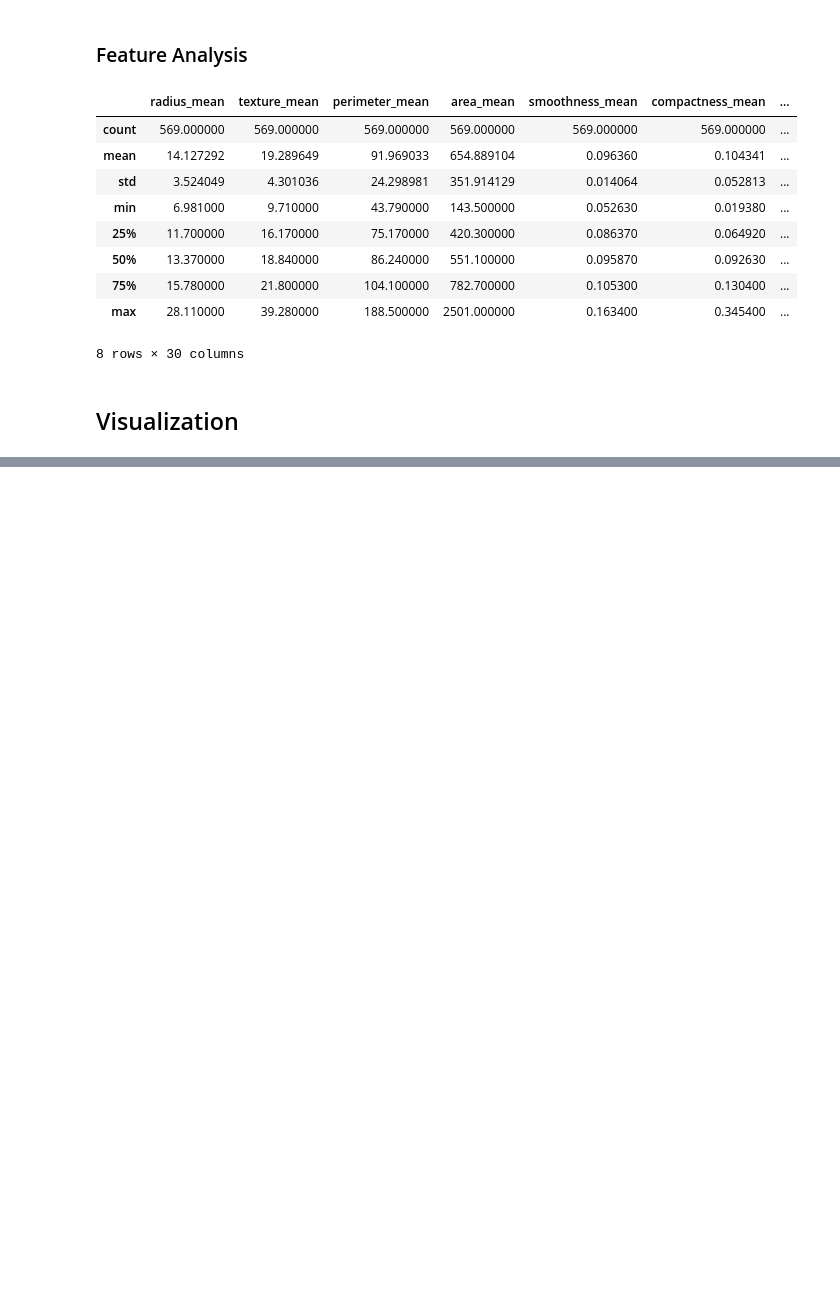
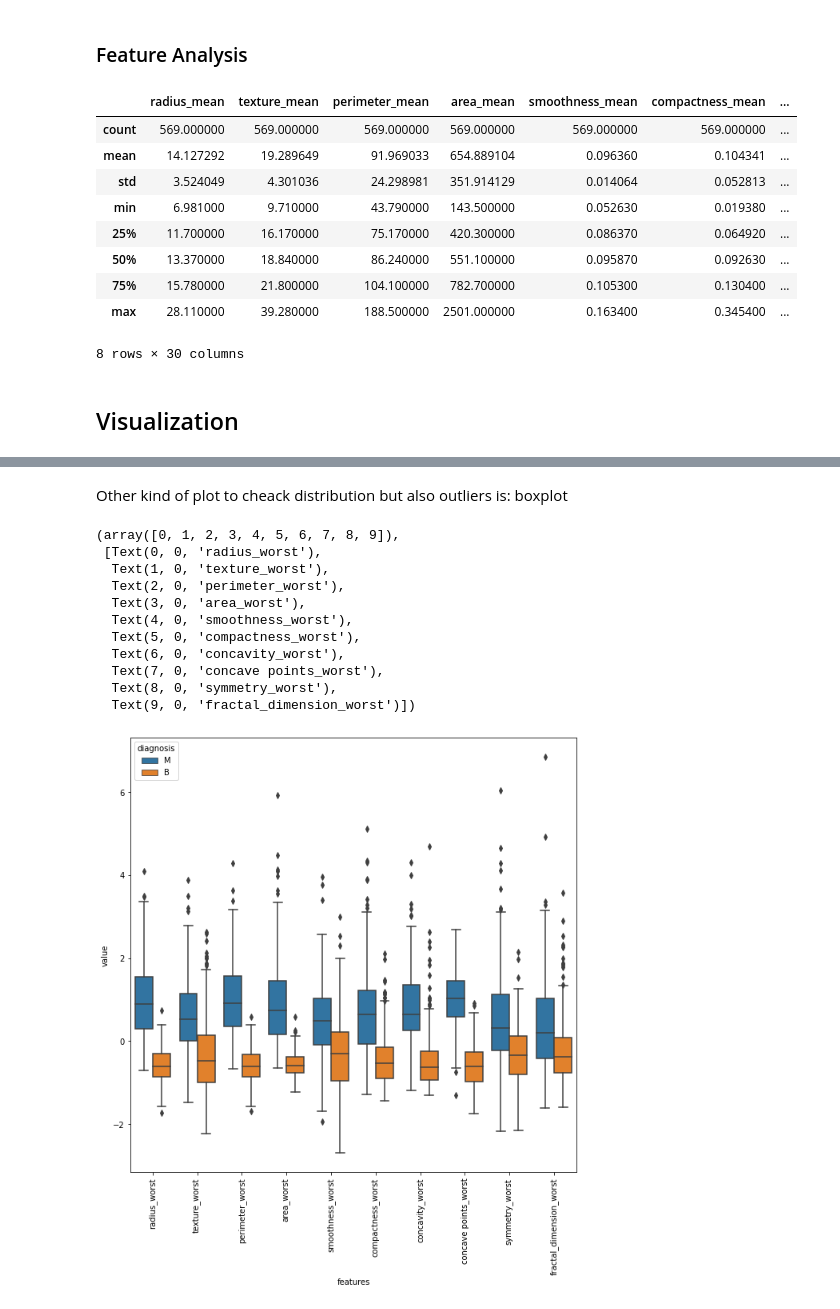
Before and after one commit to estefania-tealdo/breast-cancer-prediction, a Jupyter notebook: breast-cancer-feature-selection.ipynb, the cells around one changed output, grey strips where cells are left out. Drawn from its saved outputs; the diff is of its cells as text; code cells hidden in the pictures; blank space fills up the shorter version.

```diff
--- a/breast-cancer-feature-selection.ipynb
+++ b/breast-cancer-feature-selection.ipynb
@@ -76,0 +141,19 @@ plt.figure(figsize=(10,10))
+# %% [markdown]
+Other kind of plot to cheack distribution but also outliers is: boxplot
+# %%
+plt.figure(figsize=(10,10))
+sns.boxplot(x="features",y="value", hue="diagnosis", data=data)
+plt.xticks(rotation=90)
+# %% [output]
+(array([0, 1, 2, 3, 4, 5, 6, 7, 8, 9]),
+ [Text(0, 0, 'radius_worst'),
+  Text(1, 0, 'texture_worst'),
+  Text(2, 0, 'perimeter_worst'),
+  Text(3, 0, 'area_worst'),
+  Text(4, 0, 'smoothness_worst'),
+  Text(5, 0, 'compactness_worst'),
+  Text(6, 0, 'concavity_worst'),
+  Text(7, 0, 'concave points_worst'),
+  Text(8, 0, 'symmetry_worst'),
+  Text(9, 0, 'fractal_dimension_worst')])
+[figure, added]
```
Also changed, not shown: parts of 8 cells of this notebook.
